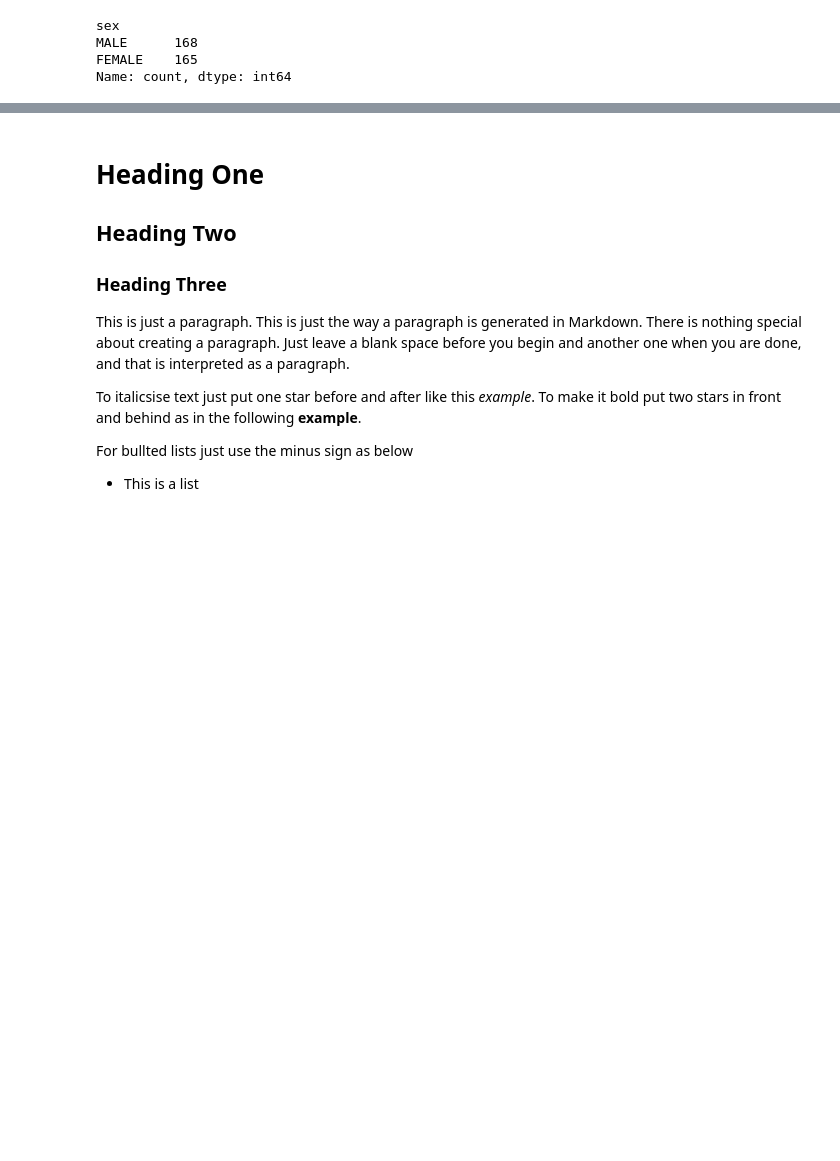
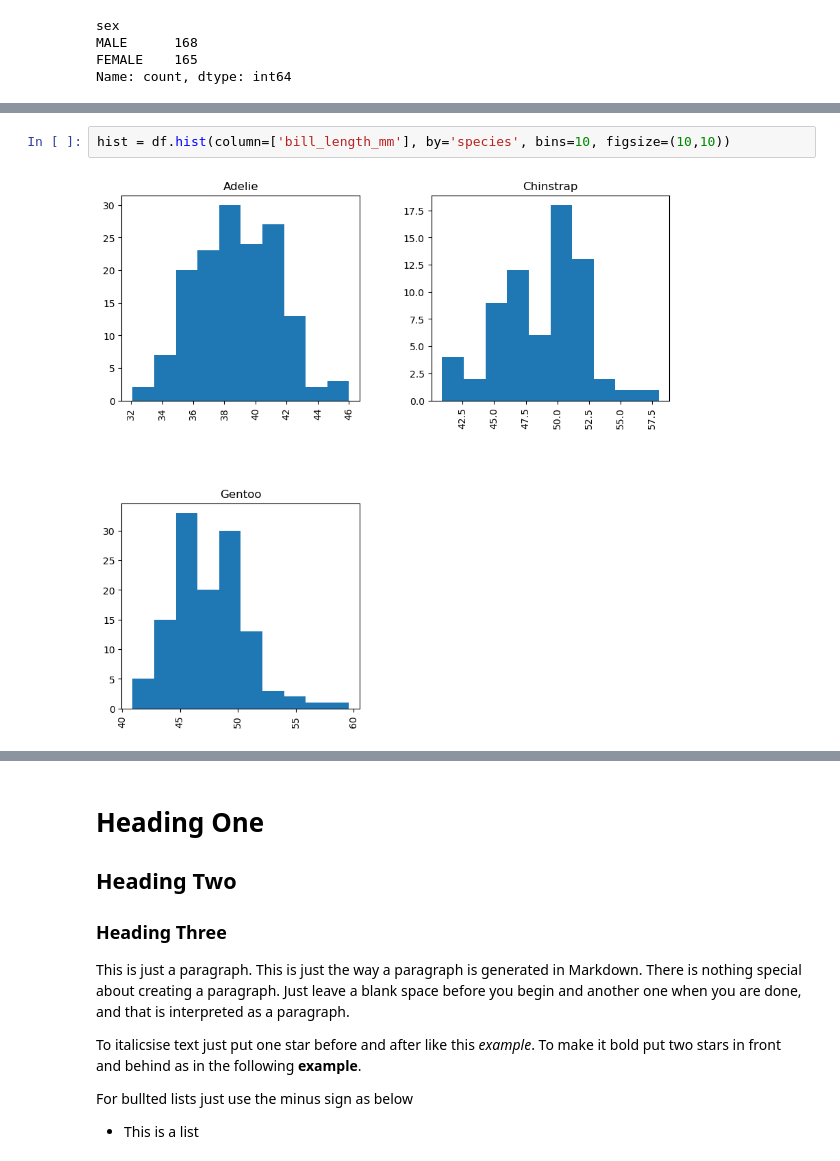
Before and after one commit to MikeCurleyCoosan/myproject, a Jupyter notebook: penguins.ipynb, the cells around one changed output, grey strips where cells are left out. Cells and saved outputs as stored; diff of their text form; blank space fills up the shorter version.

```diff
--- a/penguins.ipynb
+++ b/penguins.ipynb
@@ -95,0 +110,4 @@ NameError: name 'df' is not defined
+# %%
+hist = df.hist(column=['bill_length_mm'], by='species', bins=10, figsize=(10,10))
+# %% [output]
+[figure, added]
```
Also changed, not shown: parts of 6 cells of this notebook, 1 other file.
